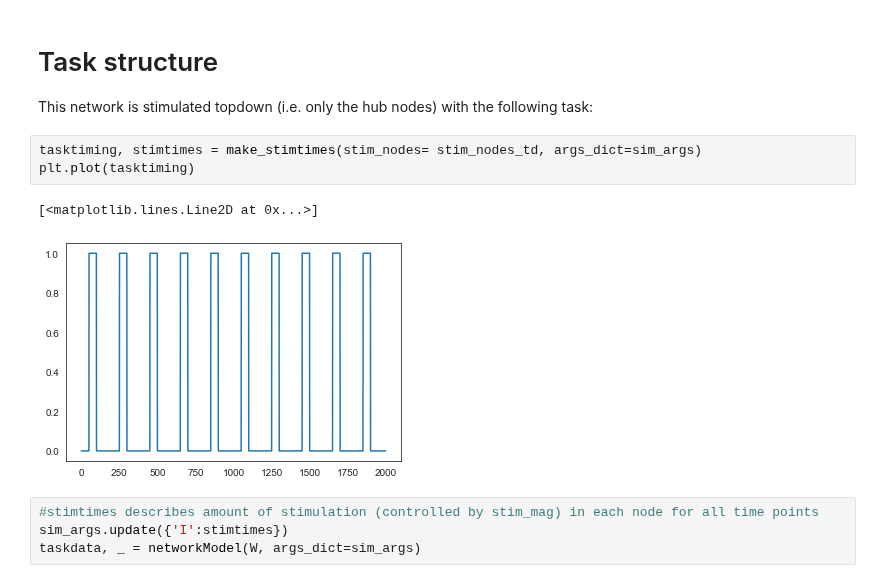
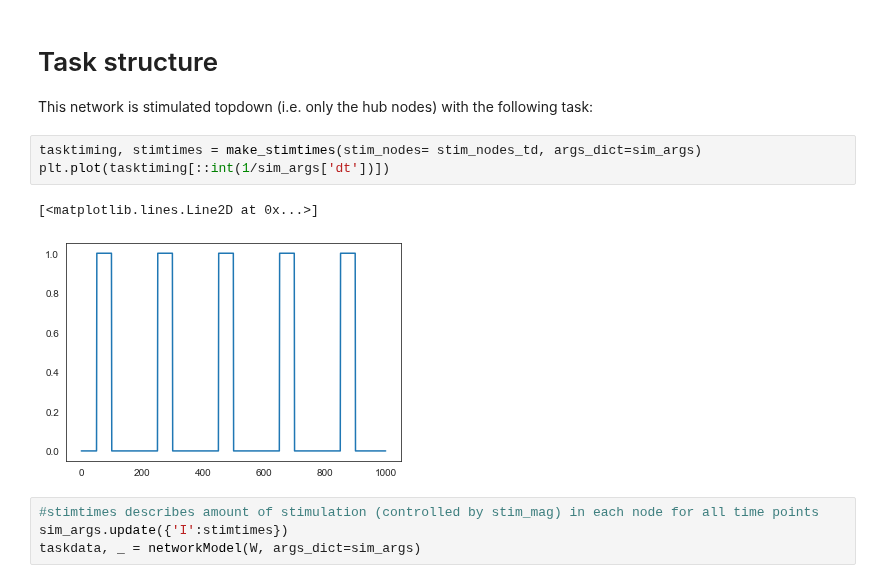
Before and after one commit to zenkavi/NeuralMassModels, a Jupyter notebook: simulations/NB1_Minimal_model.ipynb, the cells around one changed output. Saved outputs shown, nothing was run; the diff lists cells and outputs as text.

```diff
--- a/simulations/NB1_Minimal_model.ipynb
+++ b/simulations/NB1_Minimal_model.ipynb
@@ -95,10 +95,10 @@ stim_nodes_td = np.arange(0, stimsize, dtype=int)
 This network is stimulated topdown (i.e. only the hub nodes) with the following task:
 # %%
 tasktiming, stimtimes = make_stimtimes(stim_nodes= stim_nodes_td, args_dict=sim_args)
-plt.plot(tasktiming)
+plt.plot(tasktiming[::int(1/sim_args['dt'])])
 # %% [output]
 [<matplotlib.lines.Line2D at 0x...>]
-[figure, old version]
+[figure, new version]
 # %%
 #stimtimes describes amount of stimulation (controlled by stim_mag) in each node for all time points
 sim_args.update({'I':stimtimes})
```
Also changed, not shown: parts of 7 cells of this notebook, 2 other files.
